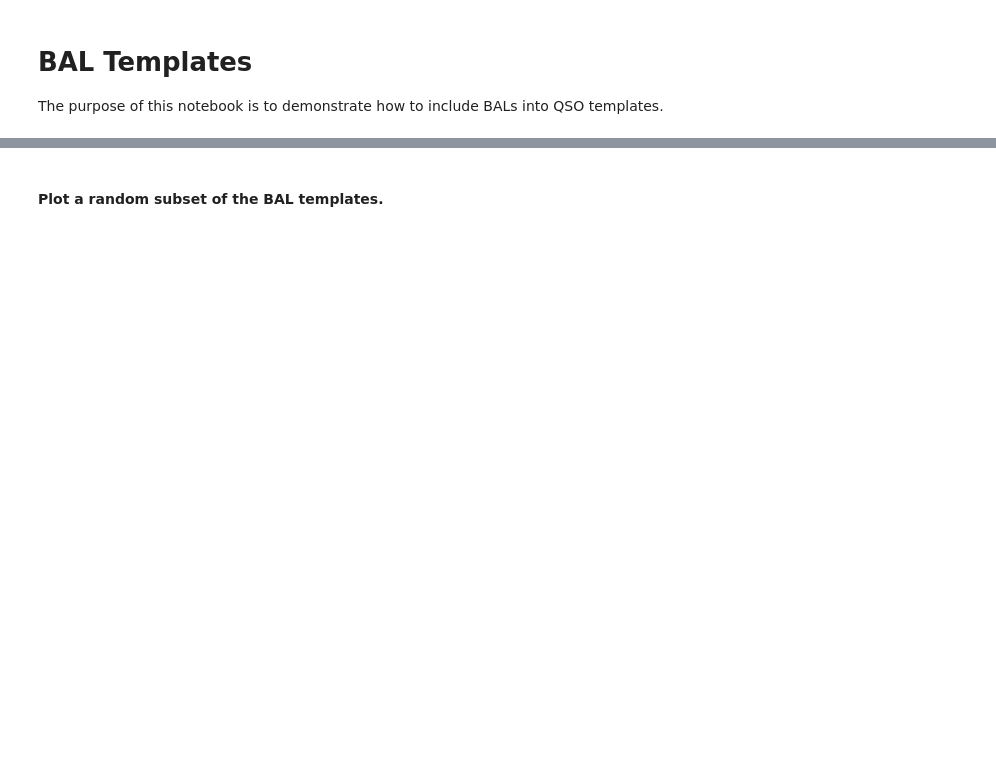
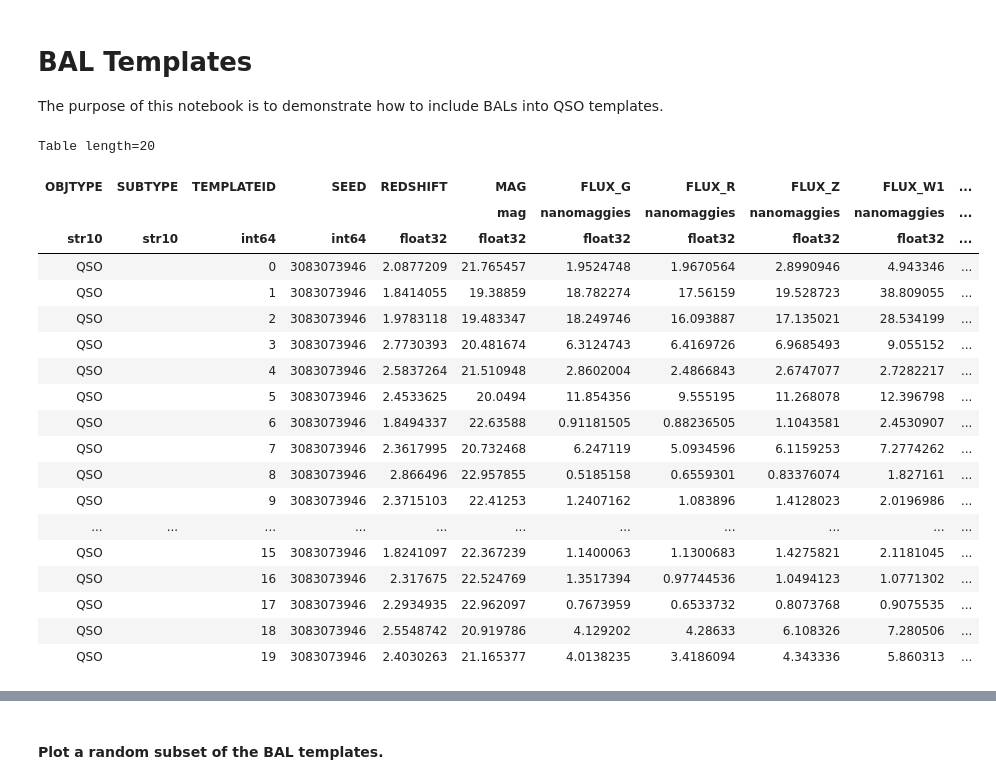
Before and after one commit to desihub/desisim, a Jupyter notebook: doc/nb/bal-templates.ipynb, the cells around one changed output, grey strips where cells are left out. Saved outputs shown, nothing was run; the diff lists cells and outputs as text; code cells hidden in the pictures; blank space fills up the shorter version.

```diff
--- a/doc/nb/bal-templates.ipynb
+++ b/doc/nb/bal-templates.ipynb
@@ -16 +17,28 @@ seed = 1
 rand = np.random.RandomState(seed)
+# %%
+nmodel = 20
+simqq = SIMQSO()
+simflux, simwave, simmeta = simqq.make_templates(nmodel, zrange=(1.8, 3), seed=seed,
+                                                 nocolorcuts=True, lyaforest=False)
+simmeta
+# %% [output]
+Table length=20
+| OBJTYPE | SUBTYPE | TEMPLATEID | SEED | REDSHIFT | MAG | FLUX_G | FLUX_R | FLUX_Z | FLUX_W1 | ... |
+|  |  |  |  |  | mag | nanomaggies | nanomaggies | nanomaggies | nanomaggies | ... |
+| str10 | str10 | int64 | int64 | float32 | float32 | float32 | float32 | float32 | float32 | ... |
+| QSO |  | 0 | 3083073946 | 2.0877209 | 21.765457 | 1.9524748 | 1.9670564 | 2.8990946 | 4.943346 | ... |
+| QSO |  | 1 | 3083073946 | 1.8414055 | 19.38859 | 18.782274 | 17.56159 | 19.528723 | 38.809055 | ... |
+| QSO |  | 2 | 3083073946 | 1.9783118 | 19.483347 | 18.249746 | 16.093887 | 17.135021 | 28.534199 | ... |
+| QSO |  | 3 | 3083073946 | 2.7730393 | 20.481674 | 6.3124743 | 6.4169726 | 6.9685493 | 9.055152 | ... |
+| QSO |  | 4 | 3083073946 | 2.5837264 | 21.510948 | 2.8602004 | 2.4866843 | 2.6747077 | 2.7282217 | ... |
+| QSO |  | 5 | 3083073946 | 2.4533625 | 20.0494 | 11.854356 | 9.555195 | 11.268078 | 12.396798 | ... |
+| QSO |  | 6 | 3083073946 | 1.8494337 | 22.63588 | 0.91181505 | 0.88236505 | 1.1043581 | 2.4530907 | ... |
+| QSO |  | 7 | 3083073946 | 2.3617995 | 20.732468 | 6.247119 | 5.0934596 | 6.1159253 | 7.2774262 | ... |
+| QSO |  | 8 | 3083073946 | 2.866496 | 22.957855 | 0.5185158 | 0.6559301 | 0.83376074 | 1.827161 | ... |
+| QSO |  | 9 | 3083073946 | 2.3715103 | 22.41253 | 1.2407162 | 1.083896 | 1.4128023 | 2.0196986 | ... |
+| ... | ... | ... | ... | ... | ... | ... | ... | ... | ... | ... |
+| QSO |  | 15 | 3083073946 | 1.8241097 | 22.367239 | 1.1400063 | 1.1300683 | 1.4275821 | 2.1181045 | ... |
+| QSO |  | 16 | 3083073946 | 2.317675 | 22.524769 | 1.3517394 | 0.97744536 | 1.0494123 | 1.0771302 | ... |
+| QSO |  | 17 | 3083073946 | 2.2934935 | 22.962097 | 0.7673959 | 0.6533732 | 0.8073768 | 0.9075535 | ... |
+| QSO |  | 18 | 3083073946 | 2.5548742 | 20.919786 | 4.129202 | 4.28633 | 6.108326 | 7.280506 | ... |
+| QSO |  | 19 | 3083073946 | 2.4030263 | 21.165377 | 4.0138235 | 3.4186094 | 4.343336 | 5.860313 | ... |
```
Also changed, not shown: parts of 13 cells of this notebook.
